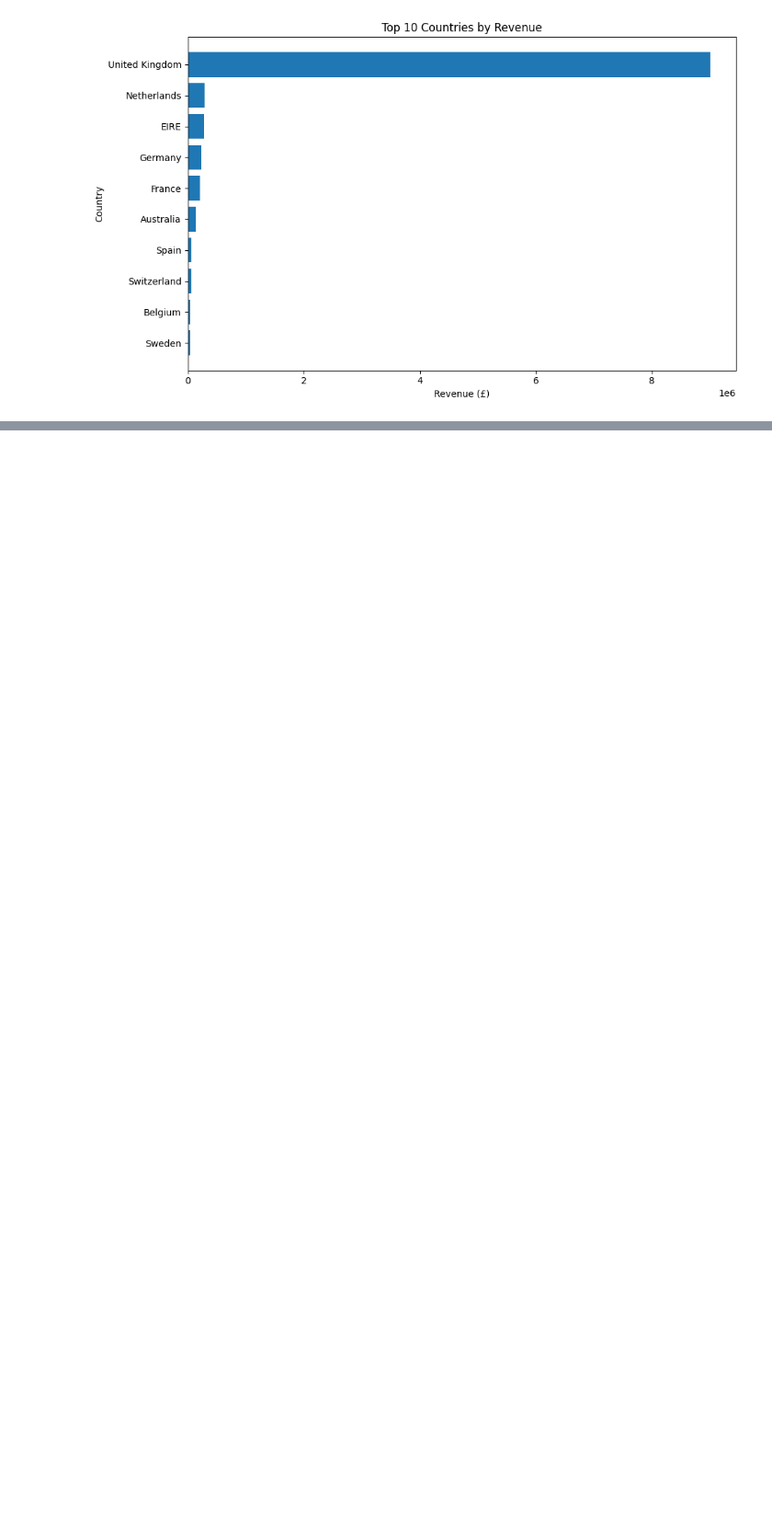
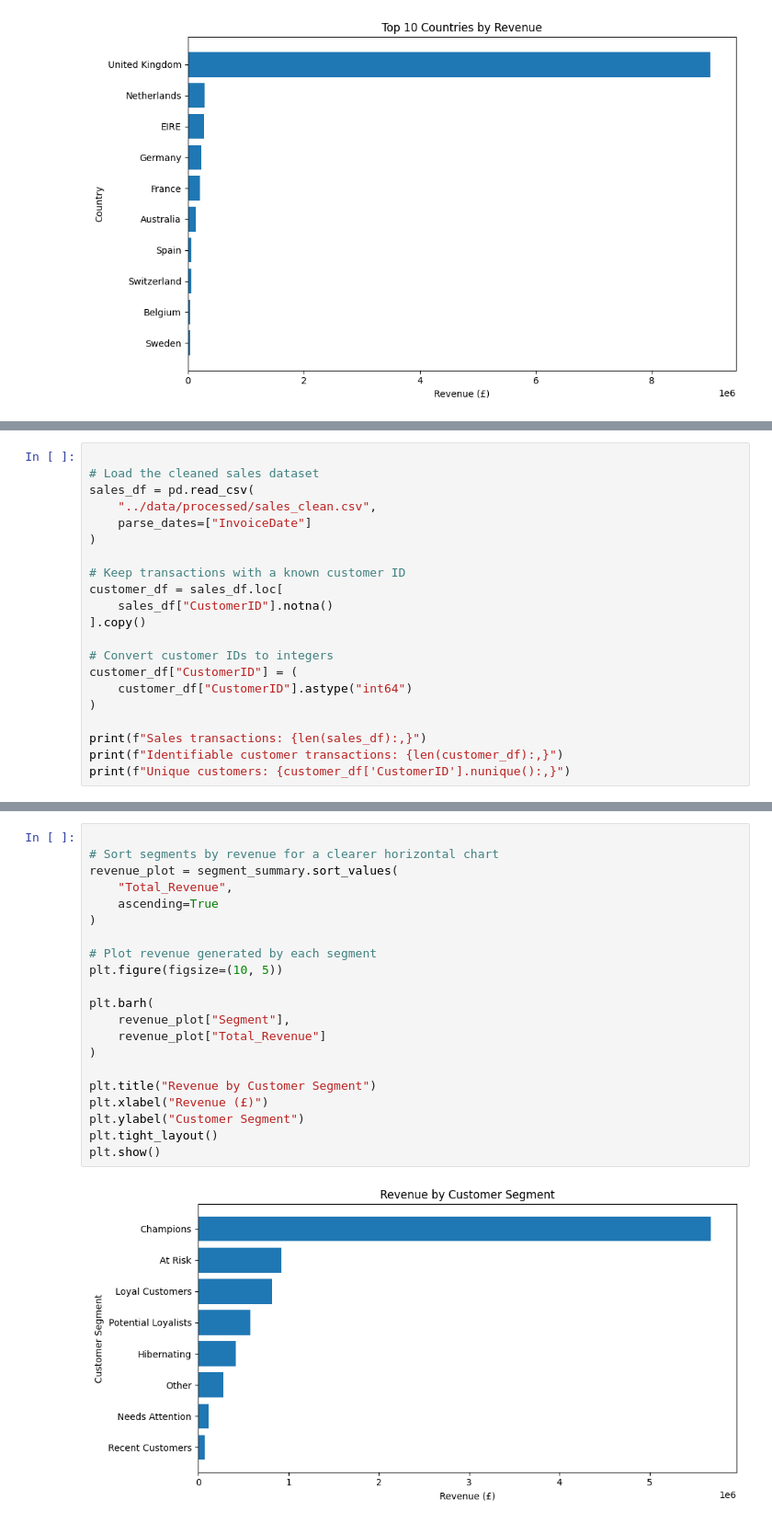
Before and after one commit to sahelsepehri/data-analysis-portfolio, a Jupyter notebook: ecommerce-sales-analysis/notebooks/E-commerce Sales Performance Analysis.ipynb, the cells around one changed output, grey strips where cells are left out. Shown at 92% size. Cells and saved outputs as stored; diff of their text form; blank space fills up the shorter version.

```diff
--- a/ecommerce-sales-analysis/notebooks/E-commerce Sales Performance Analysis.ipynb
+++ b/ecommerce-sales-analysis/notebooks/E-commerce Sales Performance Analysis.ipynb
@@ -589,0 +602,21 @@ plt.show()
+# %%
+
+# Load the cleaned sales dataset
+sales_df = pd.read_csv(
+    "../data/processed/sales_clean.csv",
+    parse_dates=["InvoiceDate"]
+)
+
+# Keep transactions with a known customer ID
+customer_df = sales_df.loc[
+    sales_df["CustomerID"].notna()
+].copy()
+
+# Convert customer IDs to integers
+customer_df["CustomerID"] = (
+    customer_df["CustomerID"].astype("int64")
+)
+
+print(f"Sales transactions: {len(sales_df):,}")
+print(f"Identifiable customer transactions: {len(customer_df):,}")
+print(f"Unique customers: {customer_df['CustomerID'].nunique():,}")
@@ -589,0 +927,23 @@ plt.show()
+# %%
+
+# Sort segments by revenue for a clearer horizontal chart
+revenue_plot = segment_summary.sort_values(
+    "Total_Revenue",
+    ascending=True
+)
+
+# Plot revenue generated by each segment
+plt.figure(figsize=(10, 5))
+
+plt.barh(
+    revenue_plot["Segment"],
+    revenue_plot["Total_Revenue"]
+)
+
+plt.title("Revenue by Customer Segment")
+plt.xlabel("Revenue (£)")
+plt.ylabel("Customer Segment")
+plt.tight_layout()
+plt.show()
+# %% [output]
+[figure, added]
```
Also changed, not shown: parts of 14 cells of this notebook, 2 other files.
